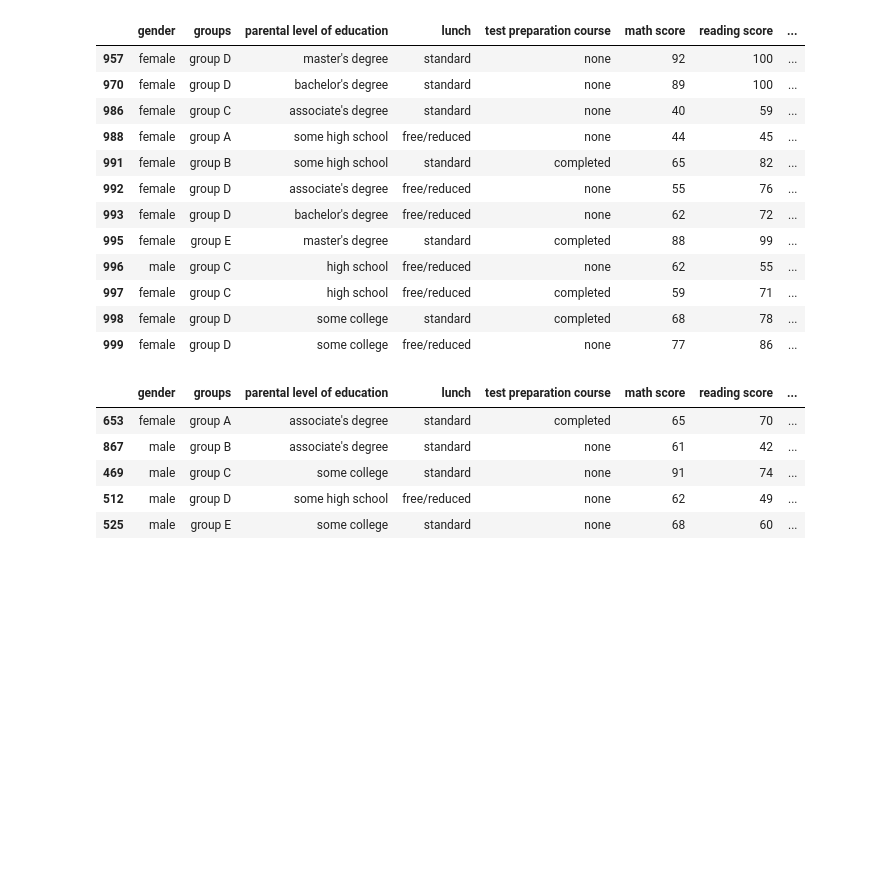
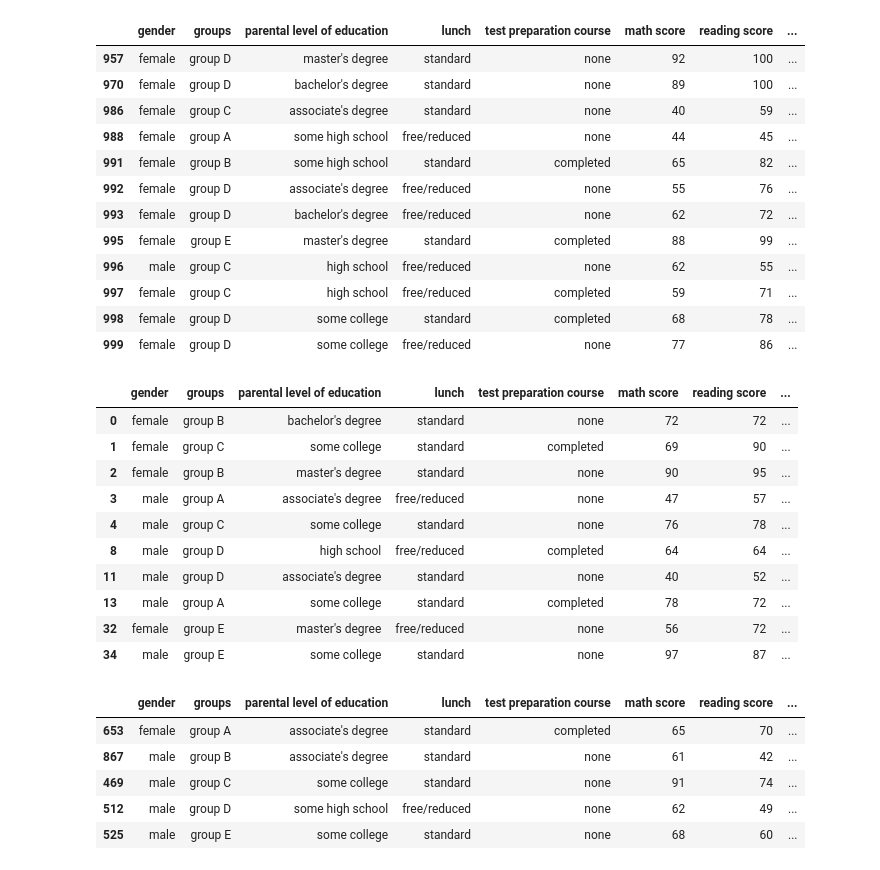
Before and after one commit to skm22/RICR---Data-Science, a Jupyter notebook: Notes/3. Applied Python/2. RICR - Pandas Class Notes/3. RICR - Pandas groupby and merging Class Notebook.ipynb, the cells around one changed output. Cells and saved outputs as stored; diff of their text form; code cells hidden in the pictures; blank space fills up the shorter version.

Commit message:
head() added to groupby object pandas

```diff
--- a/Notes/3. Applied Python/2. RICR - Pandas Class Notes/3. RICR - Pandas groupby and merging Class Notebook.ipynb
+++ b/Notes/3. Applied Python/2. RICR - Pandas Class Notes/3. RICR - Pandas groupby and merging Class Notebook.ipynb
@@ -317,6 +317,20 @@ data1.groupby('parental level of education').tail(2)
 | 997 | female | group C | high school | free/reduced | completed | 59 | 71 | ... |
 | 998 | female | group D | some college | standard | completed | 68 | 78 | ... |
 | 999 | female | group D | some college | free/reduced | none | 77 | 86 | ... |
+# %%
+groups.head(2)
+# %% [output]
+|  | gender | groups | parental level of education | lunch | test preparation course | math score | reading score | ... |
+| 0 | female | group B | bachelor's degree | standard | none | 72 | 72 | ... |
+| 1 | female | group C | some college | standard | completed | 69 | 90 | ... |
+| 2 | female | group B | master's degree | standard | none | 90 | 95 | ... |
+| 3 | male | group A | associate's degree | free/reduced | none | 47 | 57 | ... |
+| 4 | male | group C | some college | standard | none | 76 | 78 | ... |
+| 8 | male | group D | high school | free/reduced | completed | 64 | 64 | ... |
+| 11 | male | group D | associate's degree | standard | none | 40 | 52 | ... |
+| 13 | male | group A | some college | standard | completed | 78 | 72 | ... |
+| 32 | female | group E | master's degree | free/reduced | none | 56 | 72 | ... |
+| 34 | male | group E | some college | standard | none | 97 | 87 | ... |
 # %%
 # sample()
 groups.sample()
```
